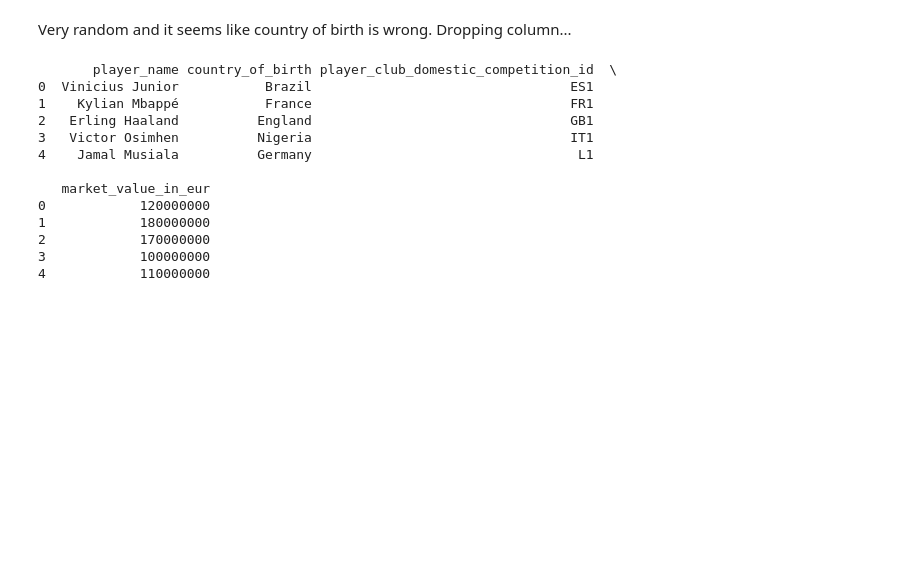
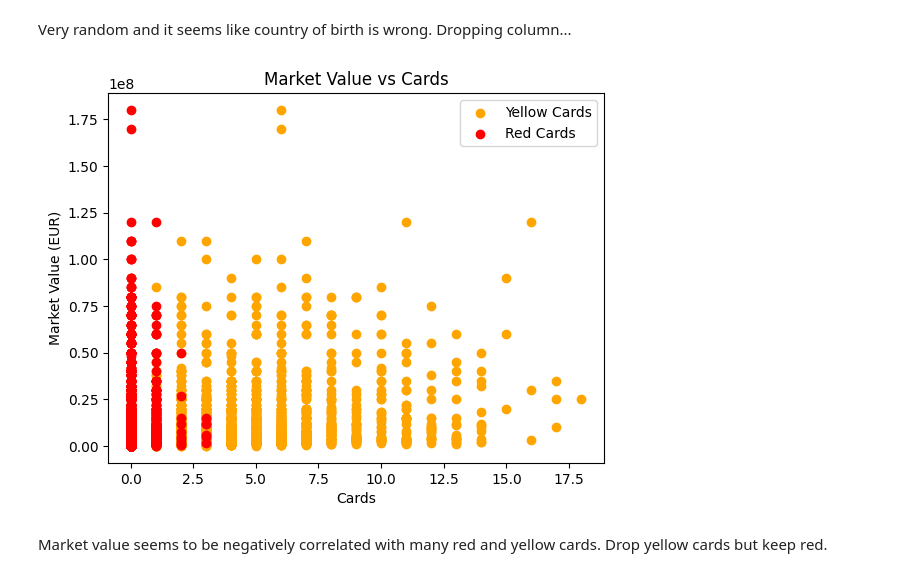
Before and after one commit to rogoran/transferValuationProject, a Jupyter notebook: dataset_analysis.ipynb, the cells around one changed output. Drawn from its saved outputs; the diff is of its cells as text; code cells hidden in the pictures; blank space fills up the shorter version.

```diff
--- a/dataset_analysis.ipynb
+++ b/dataset_analysis.ipynb
@@ -177,10 +179,16 @@ df_latest_valuations_last_season = df_sorted.drop_duplicates(subset='player_id',
 Select club game wins last season only
 # %%
 #aggregate stats for last season
+df_club_games_last_season['clean_sheets'] = (df_club_games_last_season['opponent_goals'] == 0).astype(int)
+
+# Display the updated DataFrame
+print(df_aggregated_club_games)
+
 df_aggregated_club_games= df_club_games_last_season.groupby('club_id').agg({
     'own_goals': 'sum',
     'opponent_goals': 'sum',
-    'is_win': 'sum'
+    'is_win': 'sum',
+    'clean_sheets': 'sum'
 }).reset_index()
 
 
@@ -289,31 +317,17 @@ plt.show()
 [figure]
 # %% [markdown]
 Very random and it seems like country of birth is wrong. Dropping column...
-# %%
-# Assuming df_features is your original DataFrame
-
-# Group by league and find the player with the highest market value in each league
-highest_valued_players = df_features.loc[df_features.groupby('player_club_domestic_competition_id')['market_value_in_eur'].idxmax()]
-
-# Select only relevant columns, such as player name, league, and market value
-highest_valued_players = highest_valued_players[['player_name', 'country_of_birth', 'player_club_domestic_competition_id', 'market_value_in_eur']]
-
-# Reset index to clean up the DataFrame if necessary
-highest_valued_players.reset_index(drop=True, inplace=True)
-
-# Display the DataFrame
-print(highest_valued_players)
-# %% [output]
-       player_name country_of_birth player_club_domestic_competition_id  \
-0  Vinicius Junior           Brazil                                 ES1
-1    Kylian Mbappé           France                                 FR1
-2   Erling Haaland          England                                 GB1
-3   Victor Osimhen          Nigeria                                 IT1
-4    Jamal Musiala          Germany                                  L1
-
-   market_value_in_eur
-0            120000000
-1            180000000
-2            170000000
-3            100000000
-4            110000000
+# %%
+df_features = df_features.drop(columns=["country_of_birth", "country_of_citizenship"])
+# %%
+plt.scatter(df_features['yellow_cards'], df_features['market_value_in_eur'], label='Yellow Cards', color='orange')
+plt.scatter(df_features['red_cards'], df_features['market_value_in_eur'], label='Red Cards', color='red')
+plt.title('Market Value vs Cards')
+plt.xlabel('Cards')
+plt.ylabel('Market Value (EUR)')
+plt.legend()
+plt.show()
+# %% [output]
+[figure, added]
+# %% [markdown]
+Market value seems to be negatively correlated with many red and yellow cards. Drop yellow cards but keep red.
```
Also changed, not shown: parts of 22 cells of this notebook.
